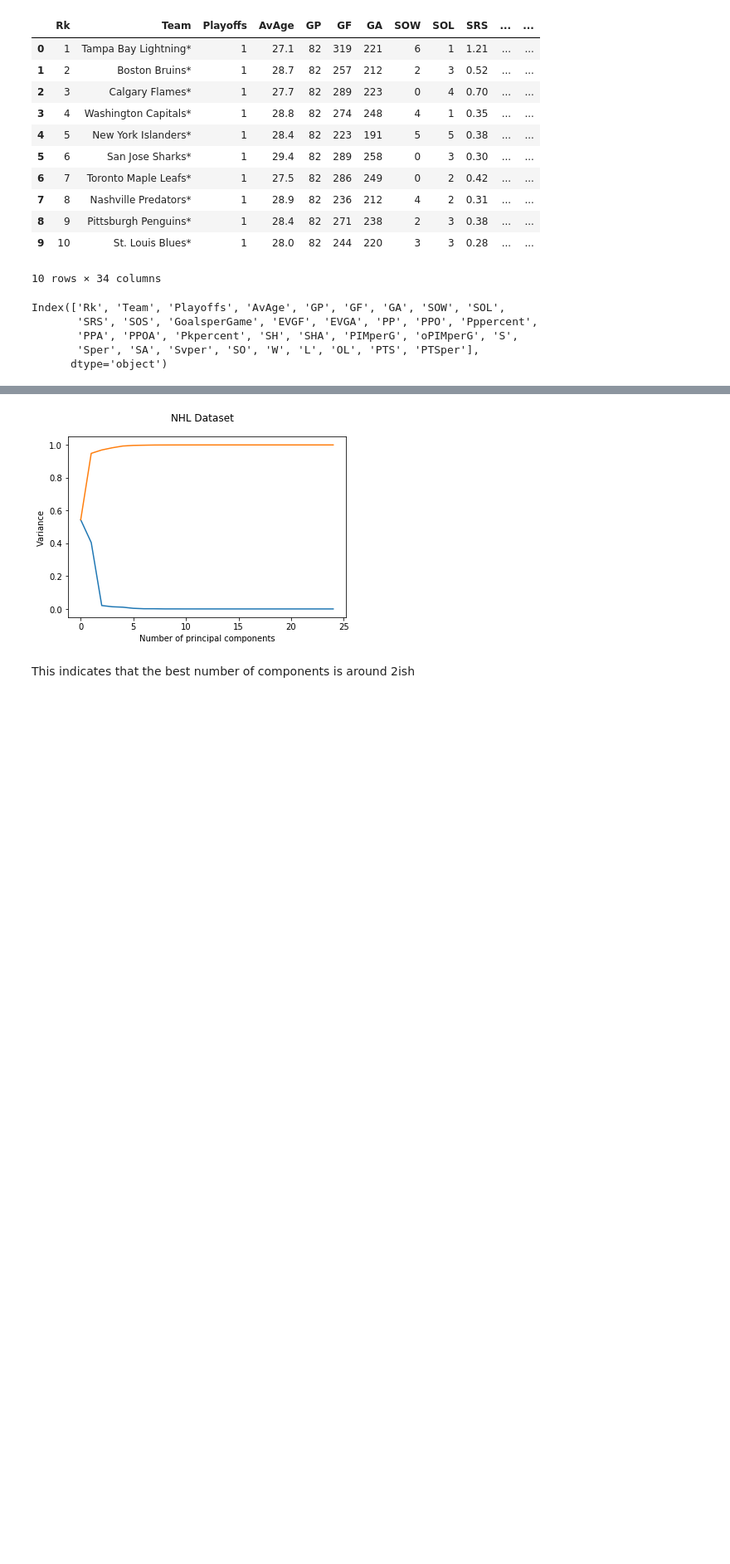
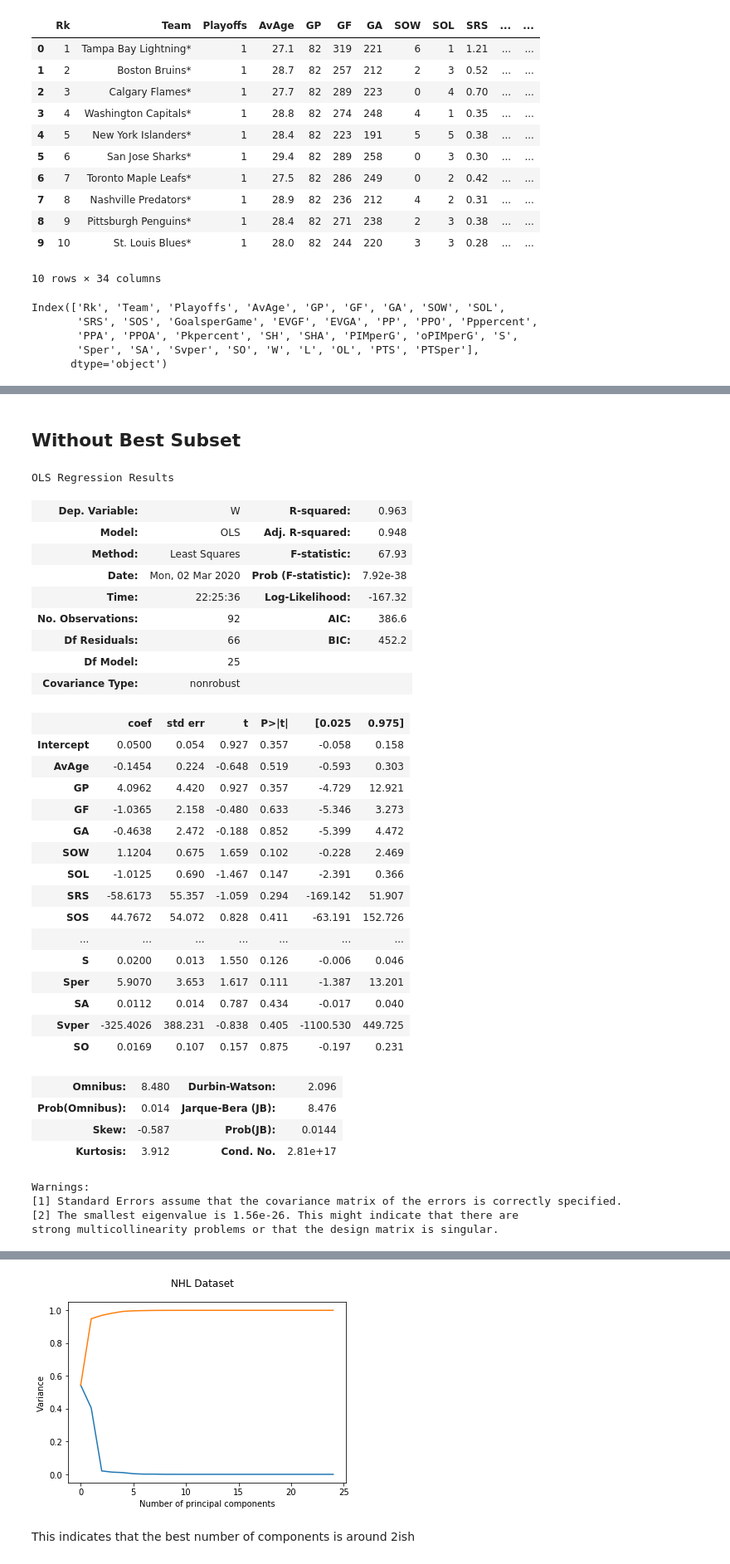
Before and after one commit to zachase8/nhl, a Jupyter notebook: RoughDraftStuff/RoughDraft_withParagraphs.ipynb, the cells around one changed output, grey strips where cells are left out. Shown at 83% size. Cells and saved outputs as stored; diff of their text form; code cells hidden in the pictures; blank space fills up the shorter version.

```diff
--- a/RoughDraftStuff/NHL_RoughDraft.ipynb
+++ b/RoughDraftStuff/RoughDraft_withParagraphs.ipynb
@@ -42,0 +48,41 @@ Index(['Rk', 'Team', 'Playoffs', 'AvAge', 'GP', 'GF', 'GA', 'SOW', 'SOL',
+# %% [markdown]
+## Without Best Subset
+# %%
+explan_vars = "+".join(regData.columns[:-1])
+mylm = smf.ols("W ~ " + explan_vars, data = regData).fit()
+mylm.summary()
+# %% [output]
+OLS Regression Results
+| Dep. Variable: | W | R-squared: | 0.963 |
+| Model: | OLS | Adj. R-squared: | 0.948 |
+| Method: | Least Squares | F-statistic: | 67.93 |
+| Date: | Mon, 02 Mar 2020 | Prob (F-statistic): | 7.92e-38 |
+| Time: | 22:25:36 | Log-Likelihood: | -167.32 |
+| No. Observations: | 92 | AIC: | 386.6 |
+| Df Residuals: | 66 | BIC: | 452.2 |
+| Df Model: | 25 |  |  |
+| Covariance Type: | nonrobust |  |  |
+|  | coef | std err | t | P>|t| | [0.025 | 0.975] |
+| Intercept | 0.0500 | 0.054 | 0.927 | 0.357 | -0.058 | 0.158 |
+| AvAge | -0.1454 | 0.224 | -0.648 | 0.519 | -0.593 | 0.303 |
+| GP | 4.0962 | 4.420 | 0.927 | 0.357 | -4.729 | 12.921 |
+| GF | -1.0365 | 2.158 | -0.480 | 0.633 | -5.346 | 3.273 |
+| GA | -0.4638 | 2.472 | -0.188 | 0.852 | -5.399 | 4.472 |
+| SOW | 1.1204 | 0.675 | 1.659 | 0.102 | -0.228 | 2.469 |
+| SOL | -1.0125 | 0.690 | -1.467 | 0.147 | -2.391 | 0.366 |
+| SRS | -58.6173 | 55.357 | -1.059 | 0.294 | -169.142 | 51.907 |
+| SOS | 44.7672 | 54.072 | 0.828 | 0.411 | -63.191 | 152.726 |
+| ... | ... | ... | ... | ... | ... | ... |
+| S | 0.0200 | 0.013 | 1.550 | 0.126 | -0.006 | 0.046 |
+| Sper | 5.9070 | 3.653 | 1.617 | 0.111 | -1.387 | 13.201 |
+| SA | 0.0112 | 0.014 | 0.787 | 0.434 | -0.017 | 0.040 |
+| Svper | -325.4026 | 388.231 | -0.838 | 0.405 | -1100.530 | 449.725 |
+| SO | 0.0169 | 0.107 | 0.157 | 0.875 | -0.197 | 0.231 |
+| Omnibus: | 8.480 | Durbin-Watson: | 2.096 |
+| Prob(Omnibus): | 0.014 | Jarque-Bera (JB): | 8.476 |
+| Skew: | -0.587 | Prob(JB): | 0.0144 |
+| Kurtosis: | 3.912 | Cond. No. | 2.81e+17 |
+Warnings:
+[1] Standard Errors assume that the covariance matrix of the errors is correctly specified.
+[2] The smallest eigenvalue is 1.56e-26. This might indicate that there are
+strong multicollinearity problems or that the design matrix is singular.
```
Also changed, not shown: parts of 20 cells of this notebook.
